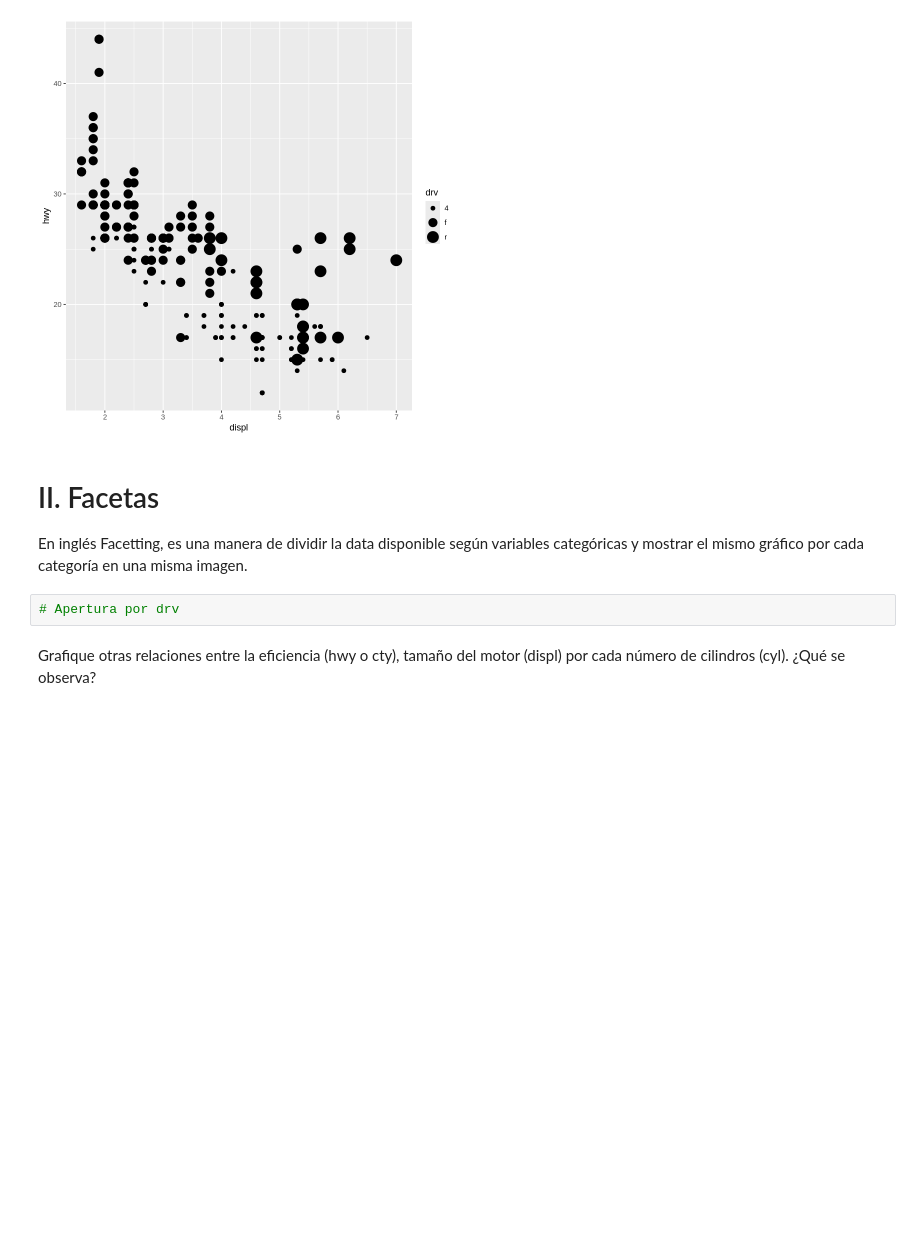
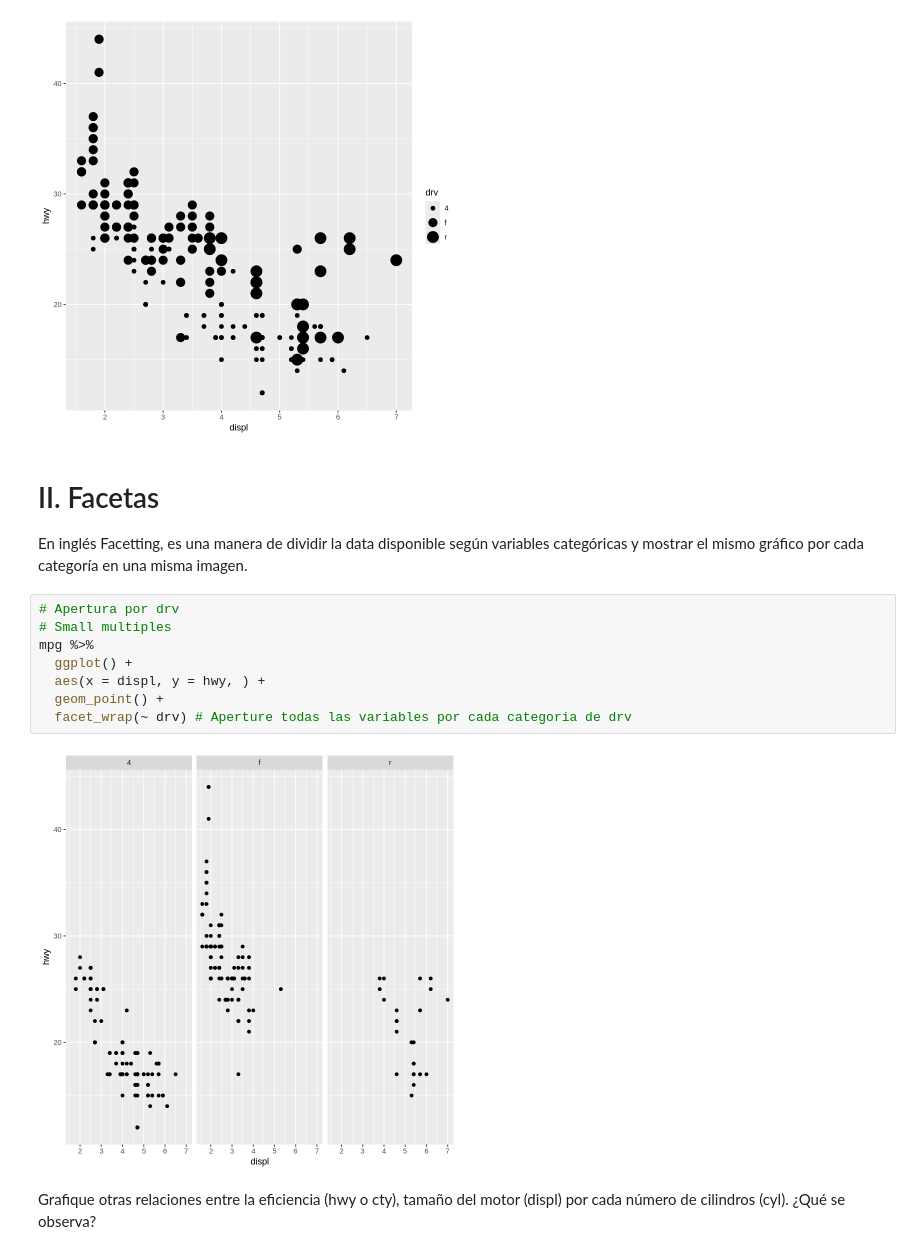
Before and after one commit to majorquev/DBDC_202409_Programacion_en_R_para_ciencia_de_datos, a Jupyter notebook: Clases/C4/02_Visualizaciones_ggplot.ipynb, the cells around one changed output. Drawn from its saved outputs; the diff is of its cells as text; blank space fills up the shorter version.

```diff
--- a/Clases/C4/02_Visualizaciones_ggplot.ipynb
+++ b/Clases/C4/02_Visualizaciones_ggplot.ipynb
@@ -191,8 +191,16 @@ Warning message:
 # II. Facetas
 
 En inglés Facetting, es una manera de dividir la data disponible según variables categóricas y mostrar el mismo gráfico por cada categoría en una misma imagen.
-# %%
-# Apertura por drv
+# %%
+# Apertura por drv
+# Small multiples
+mpg %>%
+  ggplot() +
+  aes(x = displ, y = hwy, ) +
+  geom_point() +
+  facet_wrap(~ drv) # Aperture todas las variables por cada categoria de drv
+# %% [output]
+[figure, added]
 # %% [markdown]
 Grafique otras relaciones entre la eficiencia (hwy o cty), tamaño del motor (displ) por cada  número de cilindros (cyl). ¿Qué se observa?
 # %%
```
Also changed, not shown: parts of 30 cells of this notebook.
